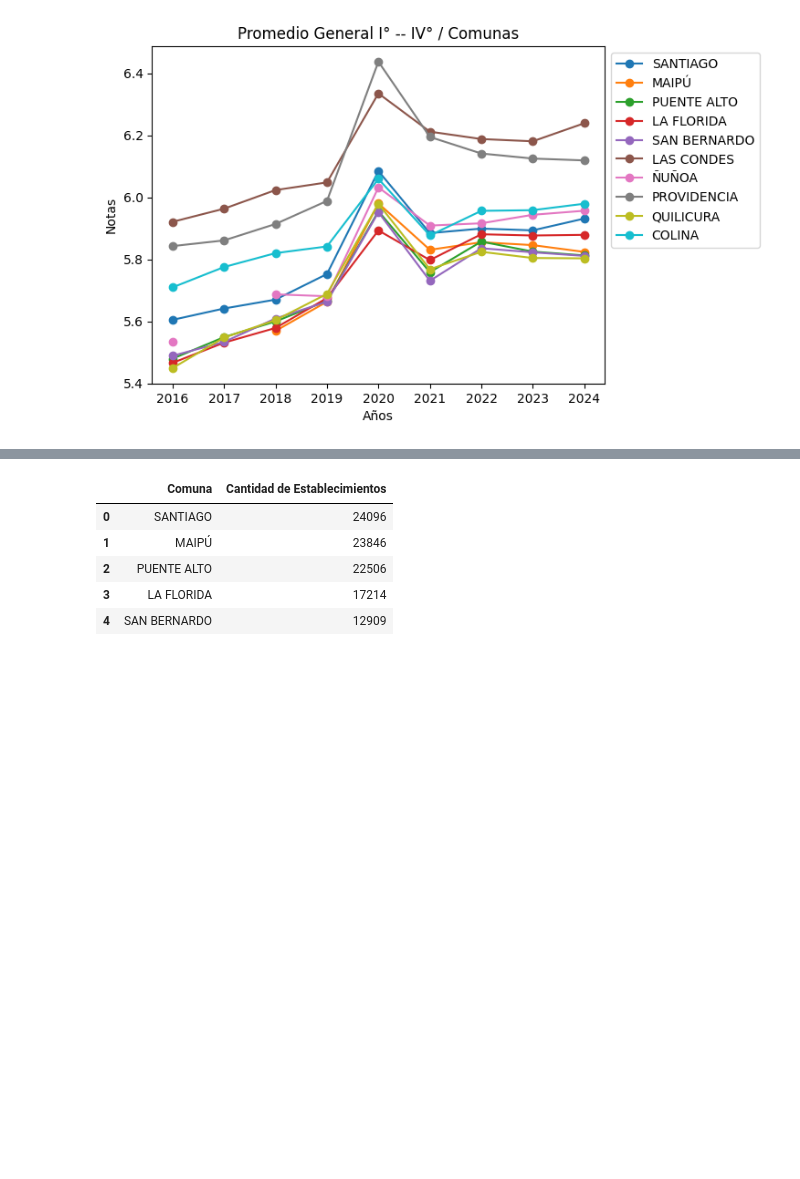
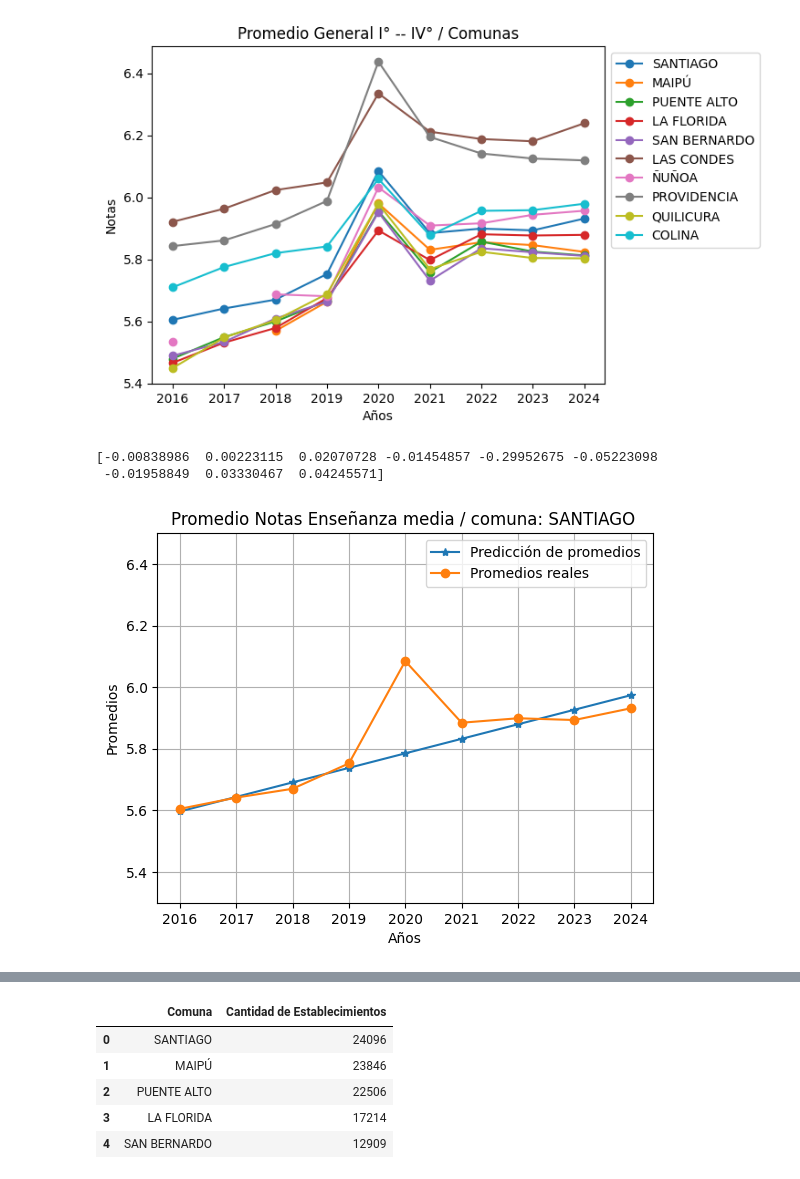
Before and after one commit to cony45678/Proyecto-Semestral-IMT2200, a Jupyter notebook: proyecto/notebooks/notebook_rendimiento.ipynb, the cells around one changed output, grey strips where cells are left out. Cells and saved outputs as stored; diff of their text form; code cells hidden in the pictures; blank space fills up the shorter version.

Commit message:
regresion lineal comunas

```diff
--- a/proyecto/notebooks/notebook_rendimiento.ipynb
+++ b/proyecto/notebooks/notebook_rendimiento.ipynb
@@ -423,3 +427,40 @@ plt.xlabel("Años")
 plt.show()
 # %% [output]
 [figure]
+# %%
+comuna = "SANTIAGO"
+df_c = df_rm[df_rm["NOM_COM_RBD"] == comuna]
+promedios_c = []
+for i in range(9):
+        promedios_c.append(df_c[df_c["AGNO"] == 2016 + i]["PROM_GRAL"].mean())
+X_anos = np.array([2016, 2017, 2018, 2019])
+y_promedios = np.array(promedios_c[:4]) #queremos entrenarlo antes de la pandemia, hasta el 2019
+
+X = X_anos.reshape(-1, 1)
+
+model = LinearRegression()
+model.fit(X, y_promedios) #entrenamos el modelo
+
+anos_post = [2016,2017,2018,2019,2020,2021,2022,2023,2024] #predecimos con años posteriores
+anos_post = np.array(anos_post)
+anos_post = anos_post.reshape(-1, 1)
+y_pred = model.predict(anos_post)
+
+anos_reales = [2016,2017,2018,2019,2020,2021,2022,2023,2024]
+
+diferencia_2 = y_pred - promedios_c # la diferencia
+print(diferencia_2)
+
+plt.plot(anos_post, y_pred, marker='*', label='Predicción de promedios')
+plt.plot(anos_reales, promedios_c, marker='o', label='Promedios reales')
+plt.legend()
+plt.ylim(5.3, 6.5) # para visualizar mejor los graficos, al comparar
+plt.ylabel("Promedios")
+plt.xlabel("Años")
+plt.title(f"Promedio Notas Enseñanza media / comuna: {comuna} ")
+plt.grid(True)
+plt.show()
+# %% [output]
+[-0.00838986  0.00223115  0.02070728 -0.01454857 -0.29952675 -0.05223098
+ -0.01958849  0.03330467  0.04245571]
+[figure, added]
```
Also changed, not shown: parts of 8 cells of this notebook.
